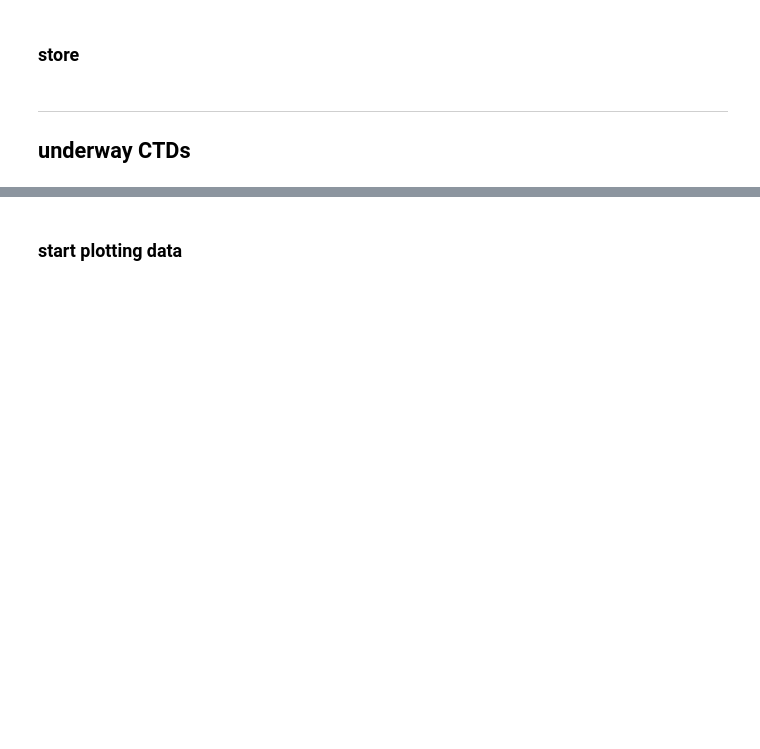
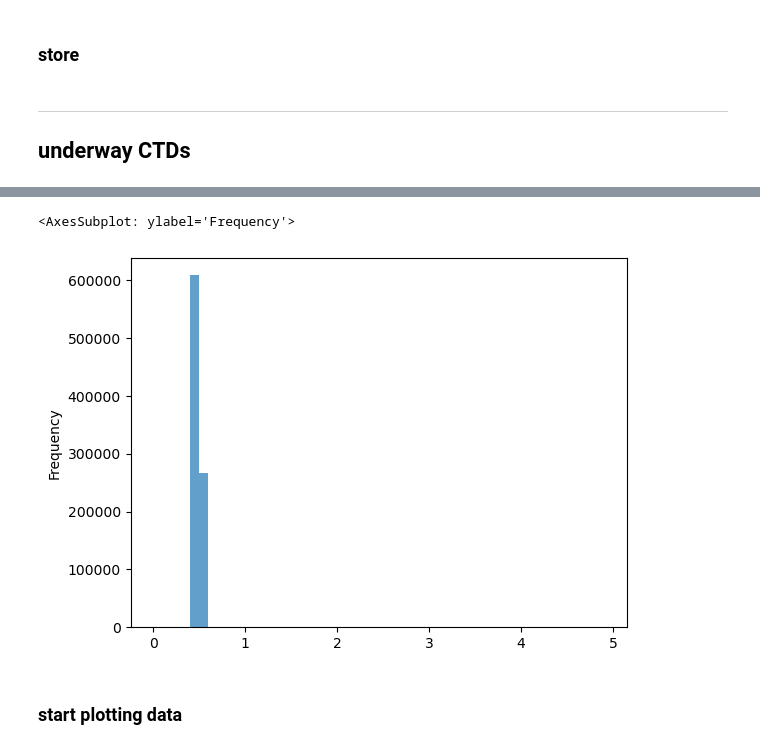
Before and after one commit to apatlpo/drix_analysis, a Jupyter notebook: cswot23/clean_drix.ipynb, the cells around one changed output, grey strips where cells are left out. Drawn from its saved outputs; the diff is of its cells as text; code cells hidden in the pictures; blank space fills up the shorter version.

```diff
--- a/cswot23/clean_drix.ipynb
+++ b/cswot23/clean_drix.ipynb
@@ -259,7 +291,7 @@ _df.to_xarray().to_netcdf(os.path.join(cp["path_processed"], "drix_met_1m.nc"),
 ## underway CTDs
 # %%
 miniCT = read_drix_data(
-    os.path.join(cp["path_raw"], "MiniCT_Logs/Daily"), "MiniCT Longitude", "MiniCT Latitude"
+    os.path.join(logs_dir, "MiniCT_Logs/Daily"), "MiniCT Longitude", "MiniCT Latitude"
 )
 
 miniCT = miniCT.rename(
@@ -340,4 +377,11 @@ miniCT["conductivity_correction"] = correct_conductivity(miniCT["conductivity"],
 miniCT = miniCT.rename(columns=dict(temp="temp_uncorrected", conductivity="conductivity_uncorrected"))
 miniCT["temp"] = miniCT["temp_uncorrected"] + miniCT["temp_correction"]
 miniCT["conductivity"] = miniCT["conductivity_uncorrected"] + miniCT["conductivity_correction"]
+# %%
+(miniCT.reset_index()["time"].diff() / pd.Timedelta("1s")).plot.hist(
+        bins=np.arange(0, 5, 0.1), label="tsg", alpha=0.7,
+    )
+# %% [output]
+<AxesSubplot: ylabel='Frequency'>
+[figure, added]
 # %%
```
Also changed, not shown: parts of 25 cells of this notebook, 6 other files.
